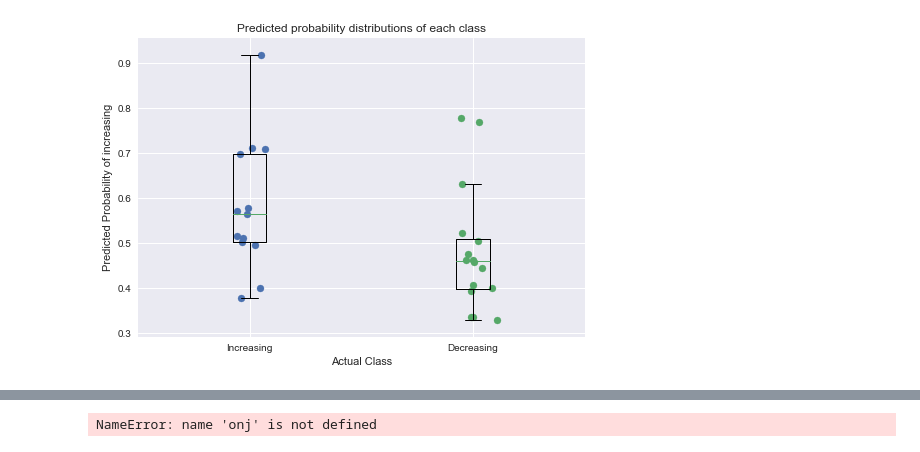
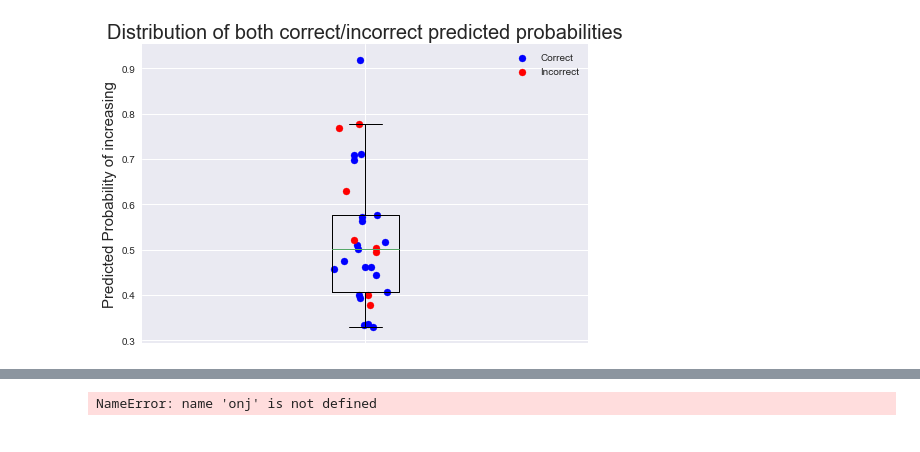
Before and after one commit to RowanMankoo/StockPricePrediction, a Jupyter notebook: Untitled-1.ipynb, the cells around one changed output, grey strips where cells are left out. Saved outputs shown, nothing was run; the diff lists cells and outputs as text; code cells hidden in the pictures.

```diff
--- a/Untitled-1.ipynb
+++ b/Untitled-1.ipynb
@@ -71,28 +16,4 @@ plt.show()
-# %%
-acc = model.acc
-probs = model.probs
-
-increased = []
-decreased = []
-for a,p in zip(acc,probs):
-    if a ==1:
-        increased.append(p[0,1])
-    else:
-        decreased.append(p[0,1])
-
-plt.style.use('seaborn')
-data = [increased,decreased]
-plt.boxplot(data, showfliers=False)
-
-for i,dataset in enumerate(data):
-    y = dataset
-    x = np.random.normal(i + 1, 0.04, len(y))
-    plt.scatter(x,y)
-
-plt.xticks([1,2],['Increasing','Decreasing'])
-plt.title('Predicted probability distributions of each class')
-plt.xlabel('Actual Class')
-plt.ylabel('Predicted Probability of increasing')
-plt.show()
-# %% [output]
-[figure, removed]
+# %%
+model.visualise_correct_incorrect_probs()
+# %% [output]
+[figure, added]
```
Also changed, not shown: parts of 17 cells of this notebook, 6 other files.
